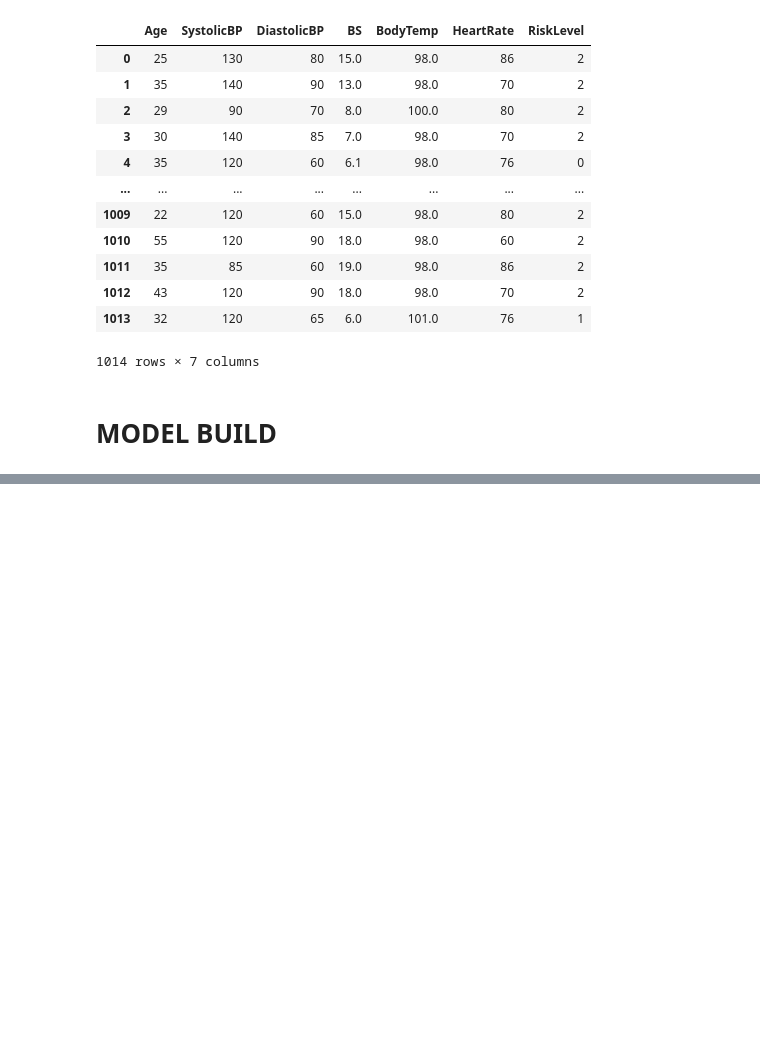
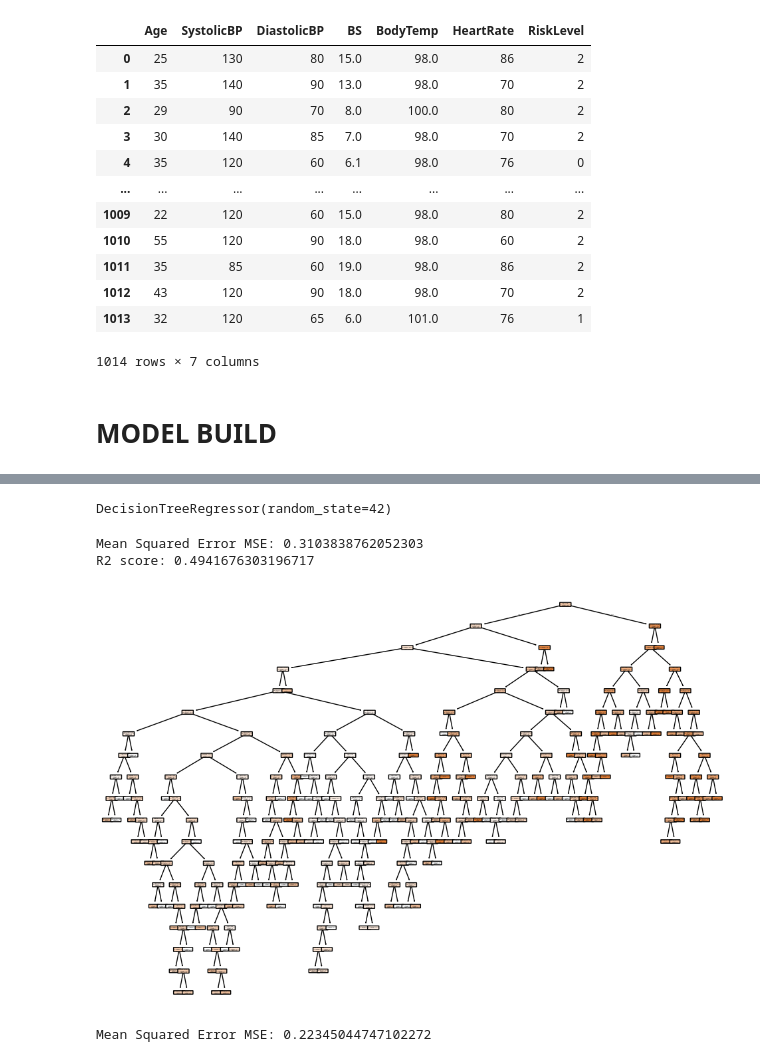
Before and after one commit to HariAr2/Risk-Prediction, a Jupyter notebook: Maternal_risk.ipynb, the cells around one changed output, grey strips where cells are left out. Drawn from its saved outputs; the diff is of its cells as text; code cells hidden in the pictures; blank space fills up the shorter version.

Commit message:
inital model build

```diff
--- a/Maternal_risk.ipynb
+++ b/Maternal_risk.ipynb
@@ -116,0 +119,2 @@ As we can see from the graphs most of the parameters  are important in finding t
+# %%
+train_data, temp = train_test_split(data,random_state=42,test_size=0.2)
@@ -116,0 +171,3 @@ As we can see from the graphs most of the parameters  are important in finding t
+# %%
+X = train_data.drop(columns=['RiskLevel'])
+y = train_data['RiskLevel']
@@ -116,0 +176,5 @@ As we can see from the graphs most of the parameters  are important in finding t
+# %%
+model = DecisionTreeRegressor(random_state=42)
+model.fit(X,y)
+# %% [output]
+DecisionTreeRegressor(random_state=42)
@@ -116,0 +188,18 @@ As we can see from the graphs most of the parameters  are important in finding t
+# %%
+mse = mean_squared_error(y_test,y_pred)
+r2_score = r2_score(y_test,y_pred)
+
+print(f"Mean Squared Error MSE: {mse}")
+print(f"R2 score: {r2_score}")
+# %% [output]
+Mean Squared Error MSE: 0.3103838762052303
+R2 score: 0.4941676303196717
+# %%
+from sklearn.tree import plot_tree
+import matplotlib.pyplot as plt
+
+plt.figure(figsize=(12, 8))
+plot_tree(model, feature_names=X.columns, filled=True, rounded=True)
+plt.show()
+# %% [output]
+[figure, added]
@@ -116,0 +211,6 @@ As we can see from the graphs most of the parameters  are important in finding t
+# %%
+mse = mean_squared_error(y_test,y_pred)
+
+print(f"Mean Squared Error MSE: {mse}")
+# %% [output]
+Mean Squared Error MSE: 0.22345044747102272
```
Also changed, not shown: parts of 11 cells of this notebook.
